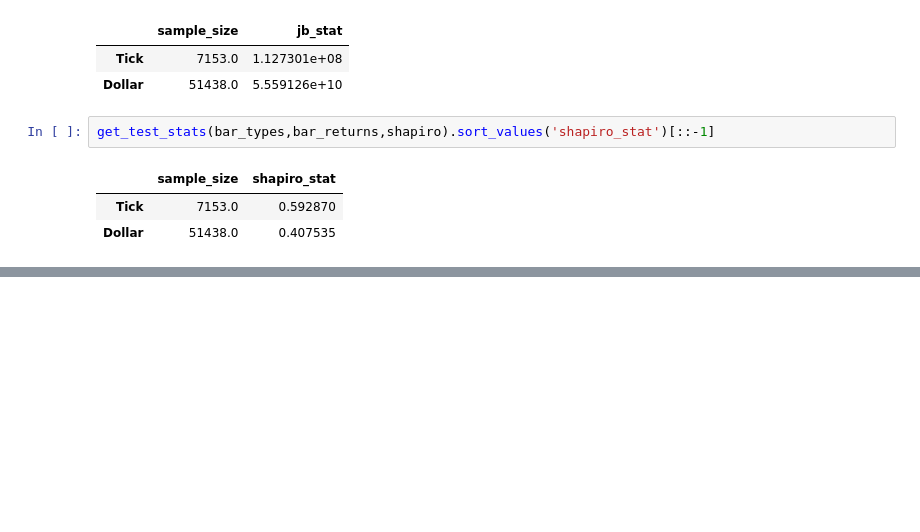
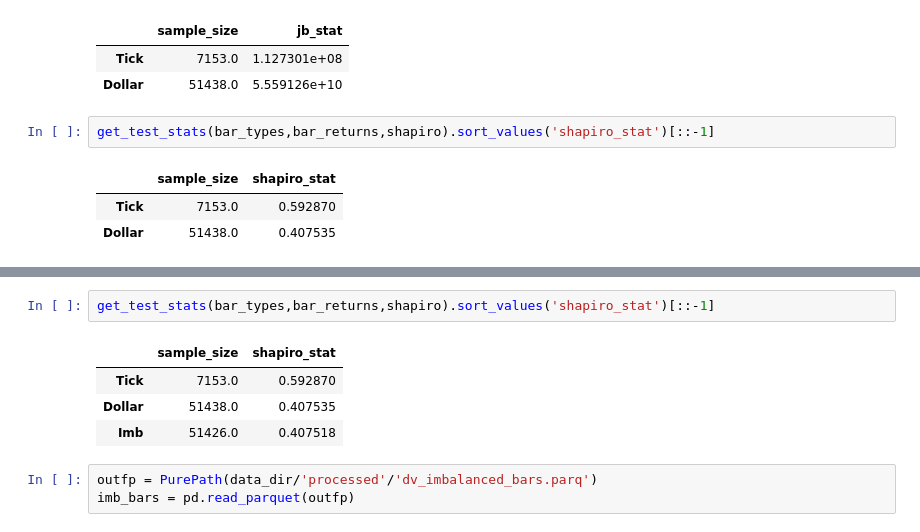
Before and after one commit to Dynami/Adv_Fin_ML_Exercises, a Jupyter notebook: notebooks/trying/test_01.ipynb, the cells around one changed output, grey strips where cells are left out. Drawn from its saved outputs; the diff is of its cells as text; blank space fills up the shorter version.

```diff
--- a/notebooks/trying/test_01.ipynb
+++ b/notebooks/trying/test_01.ipynb
@@ -167,0 +201,10 @@ get_test_stats(bar_types,bar_returns,shapiro).sort_values('shapiro_stat')[::-1]
+# %%
+get_test_stats(bar_types,bar_returns,shapiro).sort_values('shapiro_stat')[::-1]
+# %% [output]
+|  | sample_size | shapiro_stat |
+| Tick | 7153.0 | 0.592870 |
+| Dollar | 51438.0 | 0.407535 |
+| Imb | 51426.0 | 0.407518 |
+# %%
+outfp = PurePath(data_dir/'processed'/'dv_imbalanced_bars.parq')
+imb_bars = pd.read_parquet(outfp)
```
Also changed, not shown: parts of 6 cells of this notebook, 2 other files.
